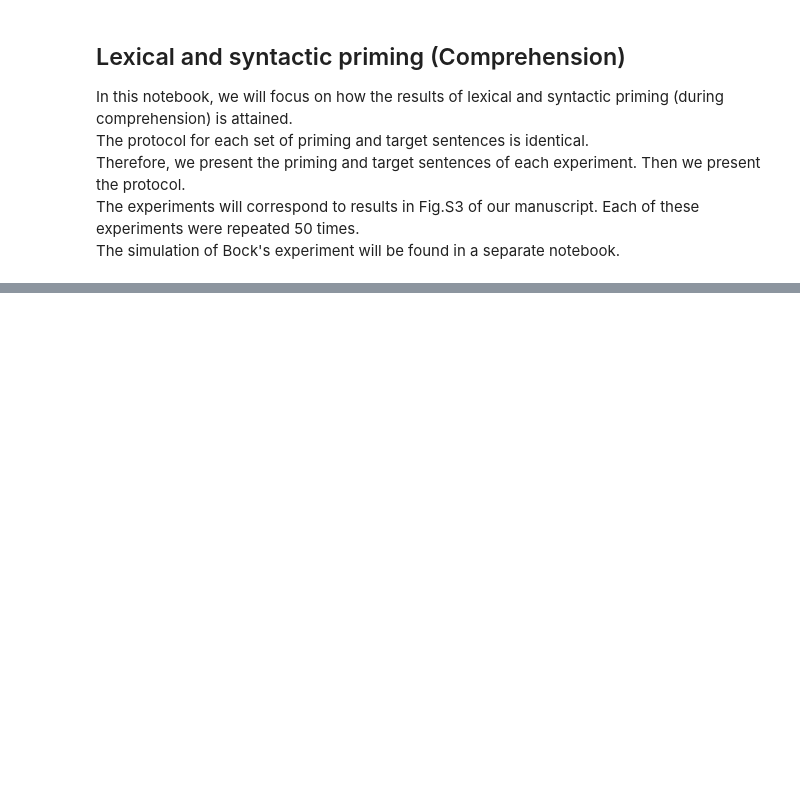
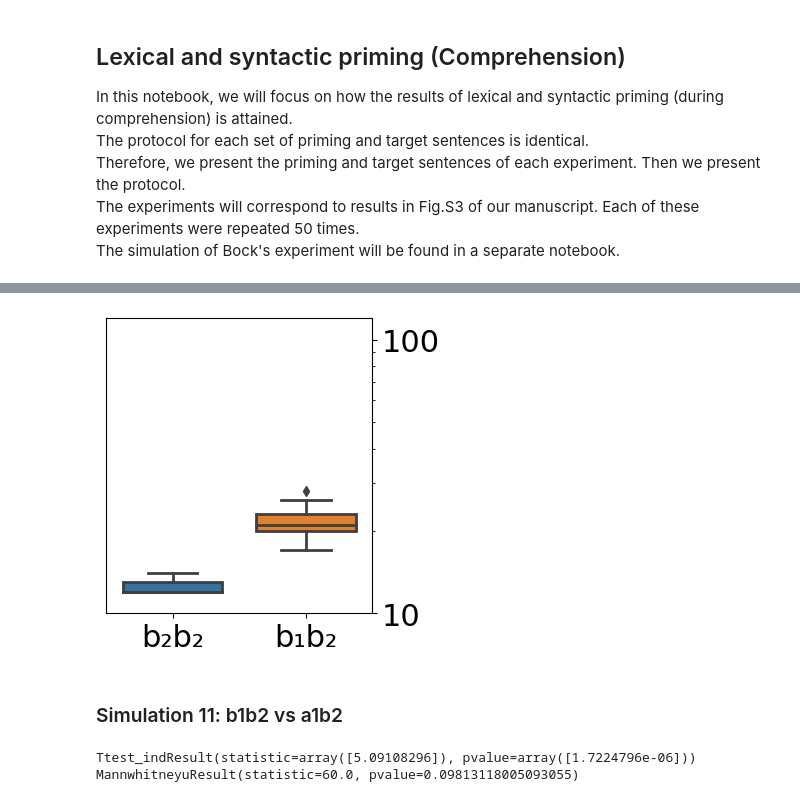
Before and after one commit to linsun2020/Syntactic_WM, a Jupyter notebook: Priming.ipynb, the cells around one changed output, grey strips where cells are left out. Cells and saved outputs as stored; diff of their text form; code cells hidden in the pictures; blank space fills up the shorter version.

```diff
--- a/Priming.ipynb
+++ b/Priming.ipynb
@@ -214,0 +344,39 @@ Response time is the time step at which the final recalled word reaches argmax.
+# %%
+import pandas as pd
+import seaborn as sn
+
+font_size = 22
+bar_width = 0.75
+SUB = str.maketrans("0123456789", "₀₁₂₃₄₅₆₇₈₉")
+lab = ['b2b2','b1b2']
+lab = [lab[n].translate(SUB) for n in range(2)]
+
+main_df = {lab[0]: response_time_1, lab[1]: response_time_2}
+main_df = pd.DataFrame(dict([ (k,pd.Series(v)) for k,v in main_df.items() ]))
+
+plt.rc('font', size=font_size)
+
+fig, ax = plt.subplots(figsize=(4, 4))
+
+
+ax = sn.boxplot(data=main_df, width=0.75, linewidth=2)
+
+
+ax.set_ylim(10,120)
+
+ax.set_xlabel('')
+ax.set_ylabel('')
+plt.legend([],[], frameon=False)
+
+
+ax.yaxis.tick_right()
+ax.set_yscale('log')
+ax.set_yticks([10,100])
+ax.set_yticklabels([10,100])
+
+plt.tight_layout()
+plt.savefig('retrieving.png', transparent = True)
+# %% [output]
+[figure, added]
+# %% [markdown]
+### Simulation 11: b1b2 vs a1b2
@@ -214,0 +591,6 @@ Response time is the time step at which the final recalled word reaches argmax.
+# %%
+print(stats.ttest_ind(collect_acc_1,collect_acc_2))
+print(stats.mannwhitneyu(response_time_1,response_time_2))
+# %% [output]
+Ttest_indResult(statistic=array([5.09108296]), pvalue=array([1.7224796e-06]))
+MannwhitneyuResult(statistic=60.0, pvalue=0.09813118005093055)
```
Also changed, not shown: parts of 49 cells of this notebook.
